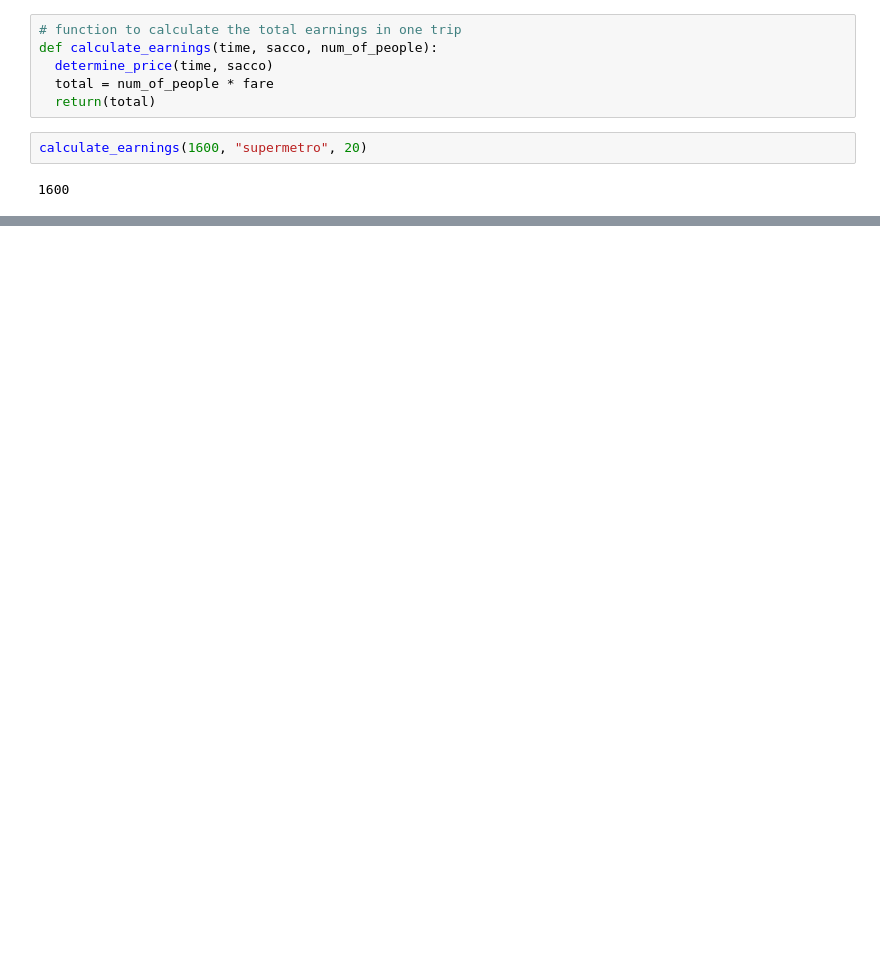
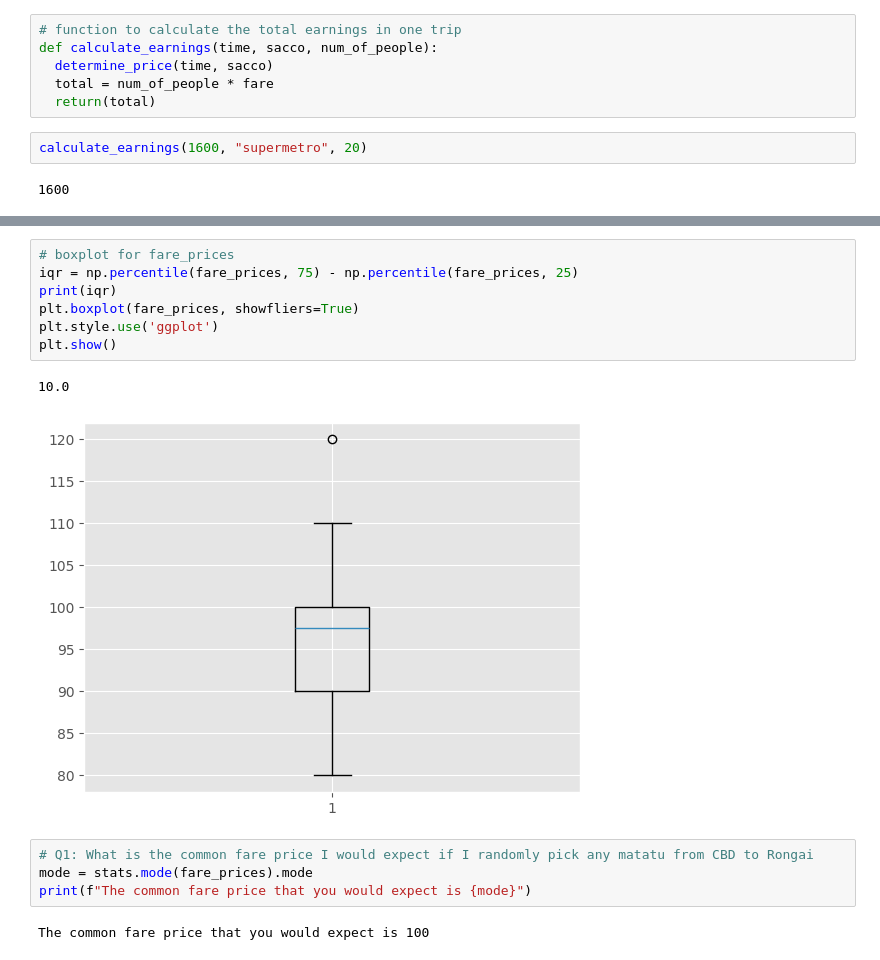
Before and after one commit to Jimmy-ai1/Group_3, a Jupyter notebook: Group_3_task.ipynb, the cells around one changed output, grey strips where cells are left out. Saved outputs shown, nothing was run; the diff lists cells and outputs as text; blank space fills up the shorter version.

```diff
--- a/Group_3_task.ipynb
+++ b/Group_3_task.ipynb
@@ -247,0 +287,16 @@ calculate_earnings(1600, "supermetro", 20)
+# %%
+# boxplot for fare_prices
+iqr = np.percentile(fare_prices, 75) - np.percentile(fare_prices, 25)
+print(iqr)
+plt.boxplot(fare_prices, showfliers=True)
+plt.style.use('ggplot')
+plt.show()
+# %% [output]
+10.0
+[figure, added]
+# %%
+# Q1: What is the common fare price I would expect if I randomly pick any matatu from CBD to Rongai
+mode = stats.mode(fare_prices).mode
+print(f"The common fare price that you would expect is {mode}")
+# %% [output]
+The common fare price that you would expect is 100
```
Also changed, not shown: parts of 16 cells of this notebook.
